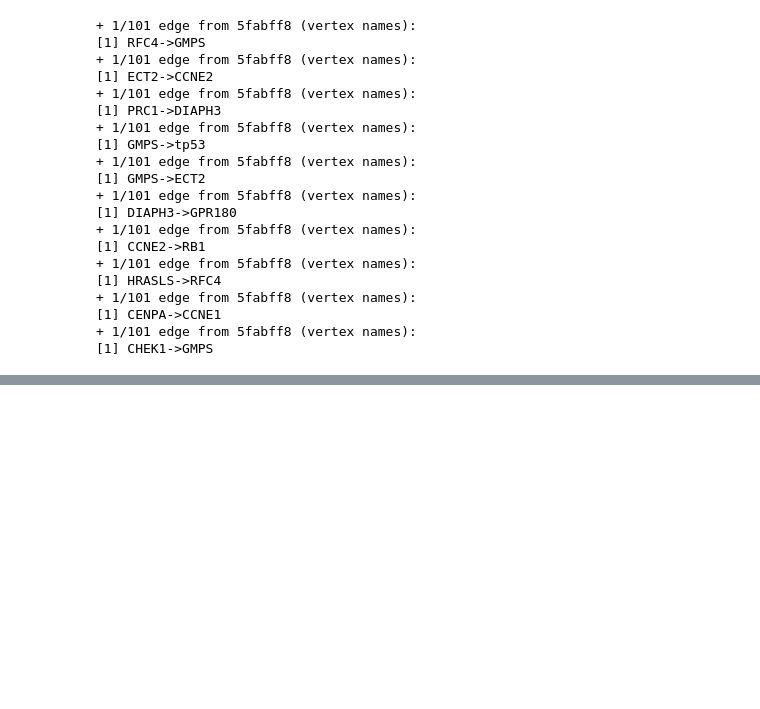
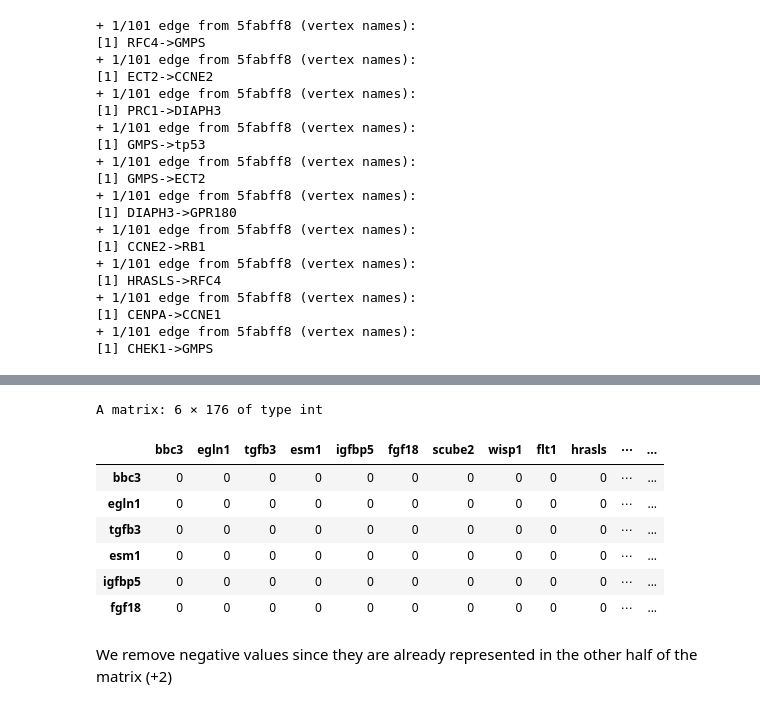
Before and after one commit to skourta/cosmicCancer-network-reconstruction, a Jupyter notebook: TP.ipynb, the cells around one changed output, grey strips where cells are left out. Cells and saved outputs as stored; diff of their text form; code cells hidden in the pictures; blank space fills up the shorter version.

```diff
--- a/TP.ipynb
+++ b/TP.ipynb
@@ -669,0 +785,11 @@ for (name in top10Edges$name){
+# %%
+head(miic.res$adj_matrix)
+# %% [output]
+A matrix: 6 × 176 of type int
+|  | bbc3 | egln1 | tgfb3 | esm1 | igfbp5 | fgf18 | scube2 | wisp1 | flt1 | hrasls | ⋯ | ... |
+| bbc3 | 0 | 0 | 0 | 0 | 0 | 0 | 0 | 0 | 0 | 0 | ⋯ | ... |
+| egln1 | 0 | 0 | 0 | 0 | 0 | 0 | 0 | 0 | 0 | 0 | ⋯ | ... |
+| tgfb3 | 0 | 0 | 0 | 0 | 0 | 0 | 0 | 0 | 0 | 0 | ⋯ | ... |
+| esm1 | 0 | 0 | 0 | 0 | 0 | 0 | 0 | 0 | 0 | 0 | ⋯ | ... |
+| igfbp5 | 0 | 0 | 0 | 0 | 0 | 0 | 0 | 0 | 0 | 0 | ⋯ | ... |
+| fgf18 | 0 | 0 | 0 | 0 | 0 | 0 | 0 | 0 | 0 | 0 | ⋯ | ... |
@@ -669,0 +800,2 @@ for (name in top10Edges$name){
+# %% [markdown]
+We remove negative values since they are already represented in the other half of the matrix (+2)
```
Also changed, not shown: parts of 45 cells of this notebook.
